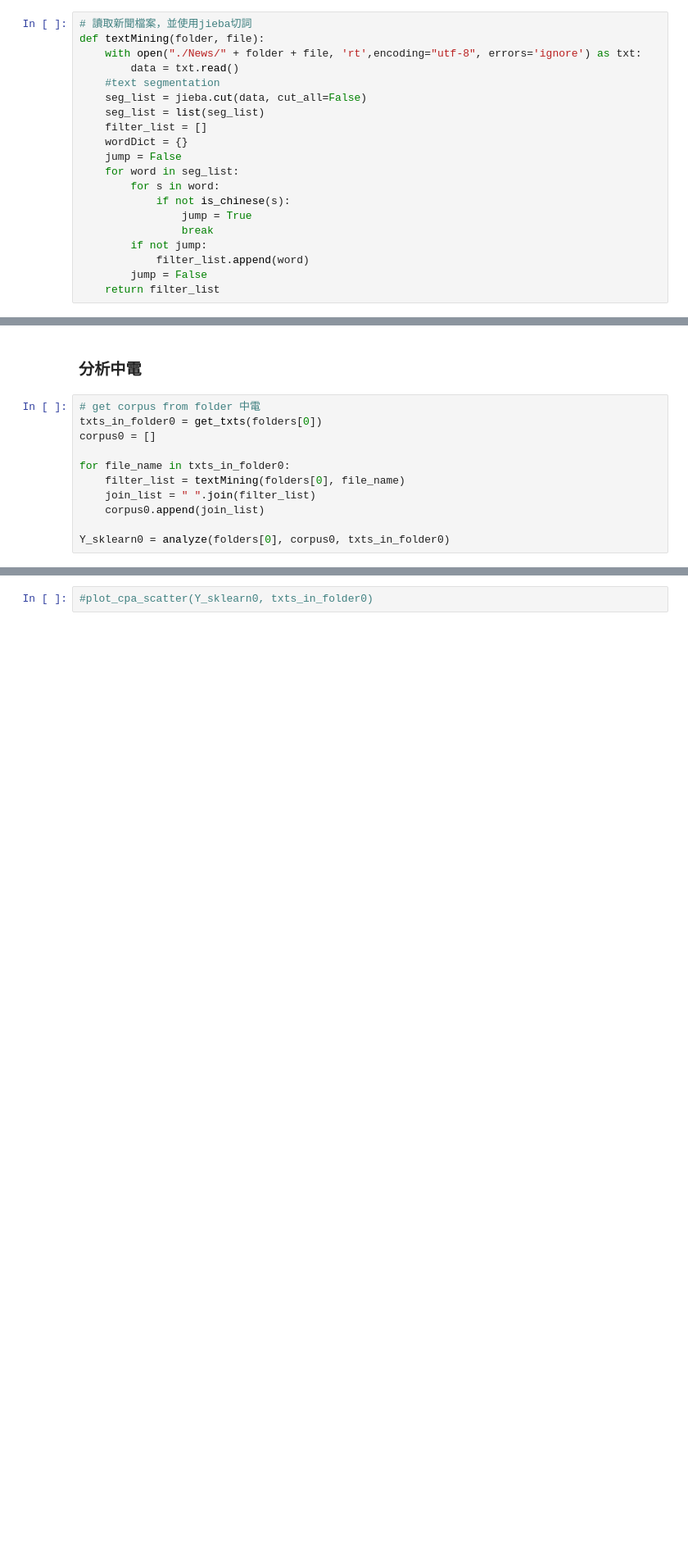
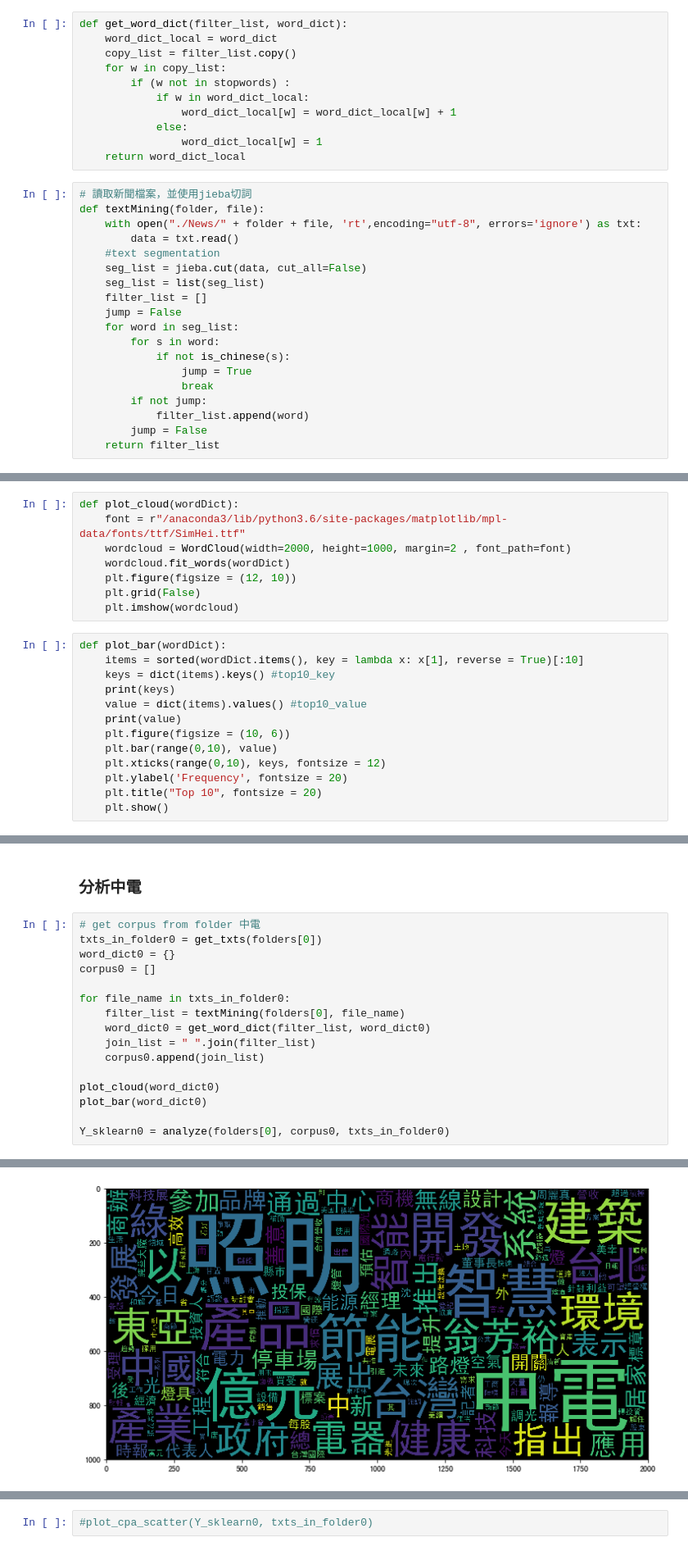
Before and after one commit to hsiehkl/NTU-CSX-Project, a Jupyter notebook: week_6/CPA & K-Means.ipynb, the cells around one changed output, grey strips where cells are left out. Shown at 82% size. Cells and saved outputs as stored; diff of their text form; blank space fills up the shorter version.

Commit message:
added word cloud and bar

```diff
--- a/week_6/CPA & K-Means.ipynb
+++ b/week_6/CPA & K-Means.ipynb
@@ -45,3 +52,14 @@ def get_txts(folder):
+# %%
+def get_word_dict(filter_list, word_dict):
+    word_dict_local = word_dict
+    copy_list = filter_list.copy()
+    for w in copy_list:
+        if (w not in stopwords) :
+            if w in word_dict_local:
+                word_dict_local[w] = word_dict_local[w] + 1
+            else:
+                word_dict_local[w] = 1
+    return word_dict_local
 # %%
 # 讀取新聞檔案，並使用jieba切詞
 def textMining(folder, file):
@@ -51,7 +69,6 @@ def textMining(folder, file):
     seg_list = jieba.cut(data, cut_all=False)
     seg_list = list(seg_list)
     filter_list = []
-    wordDict = {}
     jump = False
     for word in seg_list:
         for s in word:
@@ -82,6 +99,27 @@ def analyze(folder, corpus, txts_in_folder):
     Y_sklearn = sklearn_pca.fit_transform(X)
 
     return Y_sklearn
+# %%
+def plot_cloud(wordDict):
+    font = r"/anaconda3/lib/python3.6/site-packages/matplotlib/mpl-data/fonts/ttf/SimHei.ttf"
+    wordcloud = WordCloud(width=2000, height=1000, margin=2 , font_path=font)
+    wordcloud.fit_words(wordDict)
+    plt.figure(figsize = (12, 10))
+    plt.grid(False)
+    plt.imshow(wordcloud)
+# %%
+def plot_bar(wordDict):
+    items = sorted(wordDict.items(), key = lambda x: x[1], reverse = True)[:10]
+    keys = dict(items).keys() #top10_key
+    print(keys)
+    value = dict(items).values() #top10_value
+    print(value)
+    plt.figure(figsize = (10, 6))
+    plt.bar(range(0,10), value)
+    plt.xticks(range(0,10), keys, fontsize = 12)
+    plt.ylabel('Frequency', fontsize = 20)
+    plt.title("Top 10", fontsize = 20)
+    plt.show()
 # %%
 def plot_cpa_scatter(Y_sklearn, txts_in_folder):
     pca_data = [
@@ -123,12 +170,17 @@ def plot_kmeans_scatter(Y_sklearn, txts_in_folder):
 # %%
 # get corpus from folder 中電
 txts_in_folder0 = get_txts(folders[0])
+word_dict0 = {}
 corpus0 = []
 
 for file_name in txts_in_folder0:
     filter_list = textMining(folders[0], file_name)
+    word_dict0 = get_word_dict(filter_list, word_dict0)
     join_list = " ".join(filter_list)
     corpus0.append(join_list)
 
+plot_cloud(word_dict0)
+plot_bar(word_dict0)
+
 Y_sklearn0 = analyze(folders[0], corpus0, txts_in_folder0)
 # %% [output]
@@ -151,0 +189 @@ tfidf.shape:  (16, 100)
+[figure, added]
```
Also changed, not shown: parts of 16 cells of this notebook.
